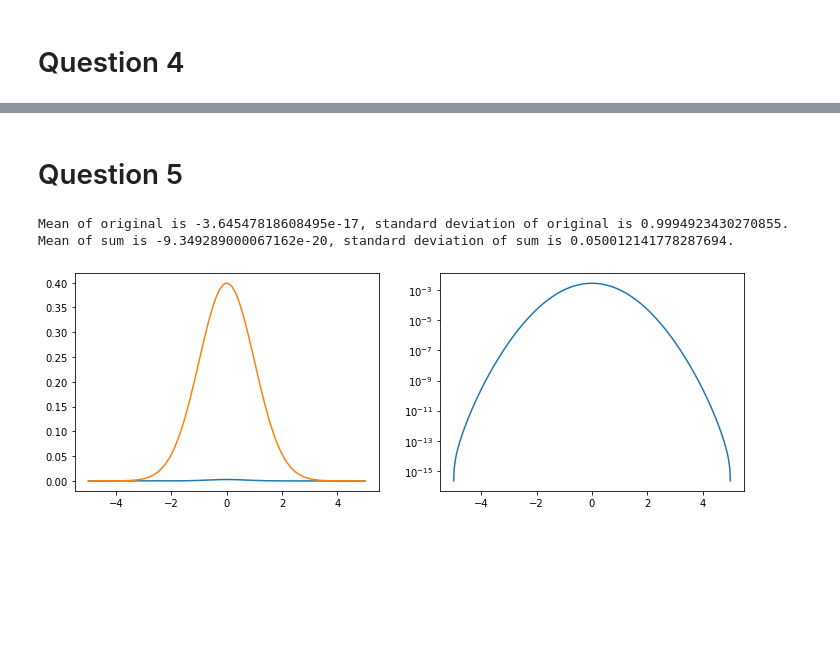
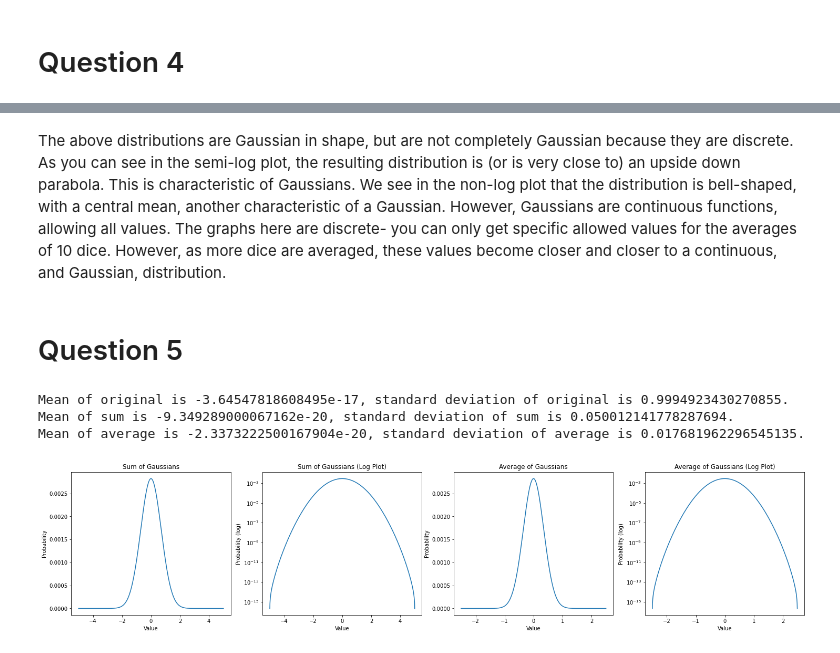
Before and after one commit to jarods00/PHYS434, a Jupyter notebook: HW/PHYS 434 HW 2.ipynb, the cells around one changed output, grey strips where cells are left out. Saved outputs shown, nothing was run; the diff lists cells and outputs as text; code cells hidden in the pictures; blank space fills up the shorter version.

```diff
--- a/HW/PHYS 434 HW 2.ipynb
+++ b/HW/PHYS 434 HW 2.ipynb
@@ -66,32 +81,57 @@ ax[1].set_yscale('log')
+# %% [markdown]
+The above distributions are Gaussian in shape, but are not completely Gaussian because they are discrete. As you can see in the semi-log plot, the resulting distribution is (or is very close to) an upside down parabola. This is characteristic of Gaussians. We see in the non-log plot that the distribution is bell-shaped, with a central mean, another characteristic of a Gaussian. However, Gaussians are continuous functions, allowing all values. The graphs here are discrete- you can only get specific allowed values for the averages of 10 dice. However, as more dice are averaged, these values become closer and closer to a continuous, and Gaussian, distribution.
 # %% [markdown]
 # Question 5
 # %%
 k = np.linspace(-5, 5, 1000)
 original = stats.norm.pdf(k, loc = 0, scale = 1)
 
 new = np.convolve(original,original)
 new = new / sum(new)
 k_new = np.linspace(-5, 5, len(new))
 
 dx = (k.max() - k.min()) / len(k)
 dx_new = (k_new.max() - k_new.min()) / len(k_new)
+dx_av = ((k_new / 2).max() - (k_new / 2).min()) / len(k_new)
 
-fig, ax = plt.subplots(1, 2, figsize=(12,4))
+fig, ax = plt.subplots(1, 4, figsize=(25,5))
 
 ax[0].plot(k_new, new)
 ax[1].semilogy(k_new, new)
+ax[2].plot(k_new / 2, new)
+ax[3].semilogy(k_new / 2, new)
+
+ax[0].set_xlabel("Value")
+ax[0].set_ylabel("Probability")
+ax[0].set_title("Sum of Gaussians")
+ax[1].set_xlabel("Value")
+ax[1].set_ylabel("Probability (log)")
+ax[1].set_title("Sum of Gaussians (Log Plot)")
+
+ax[2].set_xlabel("Value")
+ax[2].set_ylabel("Probability")
+ax[2].set_title("Average of Gaussians")
+ax[3].set_xlabel("Value")
+ax[3].set_ylabel("Probability (log)")
+ax[3].set_title("Average of Gaussians (Log Plot)")
 
 mean = np.sum(k@original) * dx
 av_squares = np.sum((k**2)@original) * dx
 stand_dev = np.sqrt(av_squares-(mean**2))
 
 mean_new = np.sum(k_new@new) * dx_new
 av_squares_new = np.sum((k_new**2)@new) * dx_new
 stand_dev_new = np.sqrt(av_squares_new-(mean_new**2))
 
+mean_av = np.sum((k_new / 2)@new) * dx_av
+av_squares_av = np.sum(((k_new / 2)**2)@new) * dx_av
+stand_dev_av = np.sqrt(av_squares_av - (mean_av**2))
+
 print('Mean of original is ' + str(mean) + ', standard deviation of original is ' + str(stand_dev) + '.')
 print('Mean of sum is ' + str(mean_new) + ', standard deviation of sum is ' + str(stand_dev_new) + '.')
+print('Mean of average is ' + str(mean_av) + ', standard deviation of average is ' + str(stand_dev_av) + '.')
 # %% [output]
 Mean of original is -3.64547818608495e-17, standard deviation of original is 0.9994923430270855.
 Mean of sum is -9.349289000067162e-20, standard deviation of sum is 0.050012141778287694.
+Mean of average is -2.3373222500167904e-20, standard deviation of average is 0.017681962296545135.
-[figure, old version]
+[figure, new version]
```
Also changed, not shown: parts of 6 cells of this notebook.
